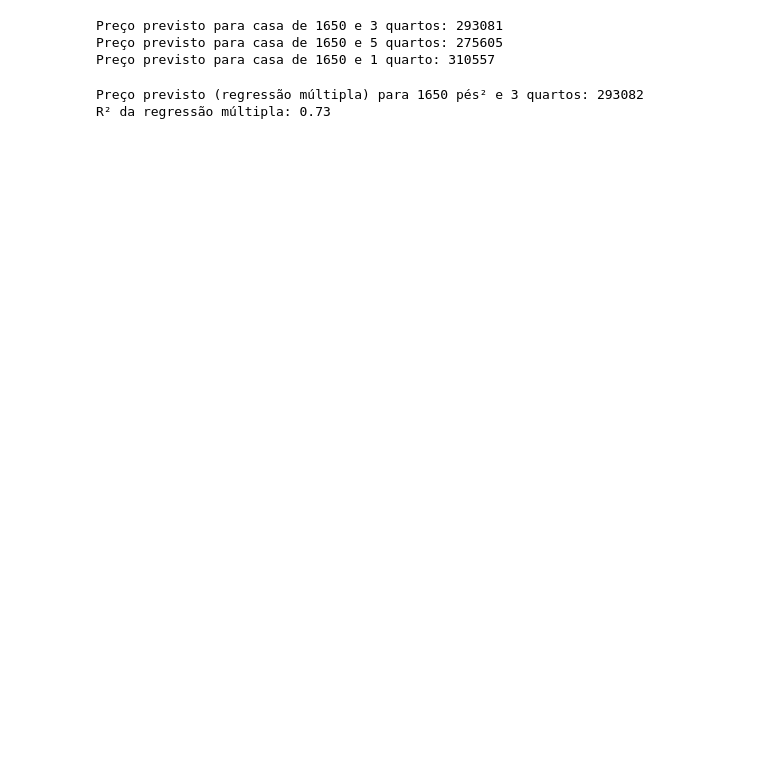
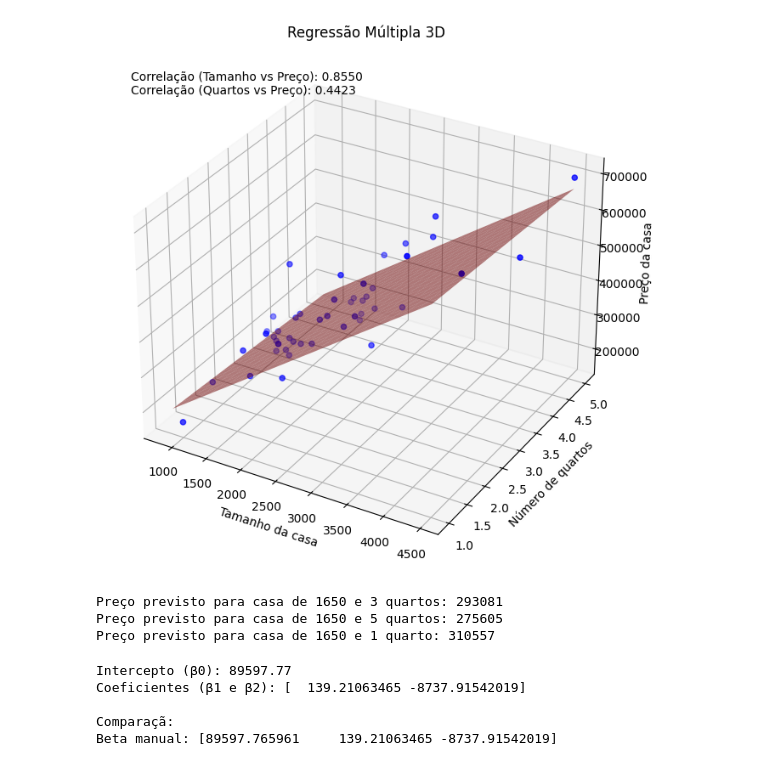
Before and after one commit to GustavoWAntunes/Trabalho02_IA, a Jupyter notebook: Untitled0.ipynb, the cells around one changed output. Drawn from its saved outputs; the diff is of its cells as text; code cells hidden in the pictures; blank space fills up the shorter version.

```diff
--- a/Untitled0.ipynb
+++ b/Untitled0.ipynb
@@ -121 +68,40 @@ plt.show()
+# %%
+# e) f) g)
+
+# e) calculando a regressão multipla
+X = np.column_stack((np.ones(dt.shape[0]), dt[['Tamanho', 'Quartos']]))
+y = dt['Preço'].values
+beta = np.linalg.inv(X.T @ X) @ X.T @ y
+
+# f) linha de regressão
+fig = plt.figure(figsize=(10, 8))
+ax = fig.add_subplot(111, projection='3d')
+
+ax.scatter(dt['Tamanho'], dt['Quartos'], dt['Preço'], c='blue', marker='o')
+
+size, rooms = np.meshgrid(
+    np.linspace(dt['Tamanho'].min(), dt['Tamanho'].max(), 20),
+    np.linspace(dt['Quartos'].min(), dt['Quartos'].max(), 20)
+)
+price = beta[0] + beta[1] * size + beta[2] * rooms
+ax.plot_surface(size, rooms, price, alpha=0.5, color='red')
+
+ax.set_xlabel('Tamanho da casa')
+ax.set_ylabel('Número de quartos')
+ax.set_zlabel('Preço da casa')
+plt.title('Regressão Múltipla 3D')
+
+# g) coeficientes de correlação
+corr_size_price = np.corrcoef(dt['Tamanho'], dt['Preço'])[0, 1]
+corr_bedrooms_price = np.corrcoef(dt['Quartos'], dt['Preço'])[0, 1]
+
+texto_correlacoes = (
+    f"Correlação (Tamanho vs Preço): {corr_size_price:.4f}\n"
+    f"Correlação (Quartos vs Preço): {corr_bedrooms_price:.4f}"
+)
+ax.text2D(0.05, 0.95, texto_correlacoes, transform=ax.transAxes, fontsize=10, verticalalignment='top')
+
+plt.show()
+# %% [output]
+[figure, added]
 # %%
@@ -149,22 +131,20 @@ print(f"Preço previsto para casa de 1650 e 1 quarto: {int(previsao3[0])}")
 Preço previsto para casa de 1650 e 3 quartos: 293081
 Preço previsto para casa de 1650 e 5 quartos: 275605
 Preço previsto para casa de 1650 e 1 quarto: 310557
-# %%
-# i) Compare seus resultados com a função de regressão linear múltipla do python.
-# Para isso você irá precisar das bibliotecas numpy e scikit-learn.
-
-# Cria o modelo de regressão múltipla
-modelo_multiplo = LinearRegression()
-modelo_multiplo.fit(X, y)
-
-# Previsão para casa de 1650 pés² e 3 quartos
-entrada = pd.DataFrame([[1650, 3]], columns=['Tamanho', 'Quartos'])
-previsao = modelo_multiplo.predict(entrada)
-print(f"Preço previsto (regressão múltipla) para 1650 e 3 quartos: {previsao[0]:.0f}")
-
-# Avaliando o modelo
-r2_multiplo = modelo_multiplo.score(X, y)
-print(f"R² da regressão múltipla: {r2_multiplo:.2f}")
-# %% [output]
-Preço previsto (regressão múltipla) para 1650 pés² e 3 quartos: 293082
-R² da regressão múltipla: 0.73
+# %%
+# i)
+
+
+modelo_sklearn = LinearRegression().fit(dt[['Tamanho', 'Quartos']], dt['Preço'])
+intercepto, coeficientes = modelo_sklearn.intercept_, modelo_sklearn.coef_
+
+print(f"Intercepto (β0): {intercepto:.2f}")
+print(f"Coeficientes (β1 e β2): {coeficientes}")
+print("\nComparaçã:")
+print(f"Beta manual: {beta}")
+# %% [output]
+Intercepto (β0): 89597.77
+Coeficientes (β1 e β2): [  139.21063465 -8737.91542019]
+
+Comparaçã:
+Beta manual: [89597.765961     139.21063465 -8737.91542019]
```
Also changed, not shown: parts of 12 cells of this notebook.
